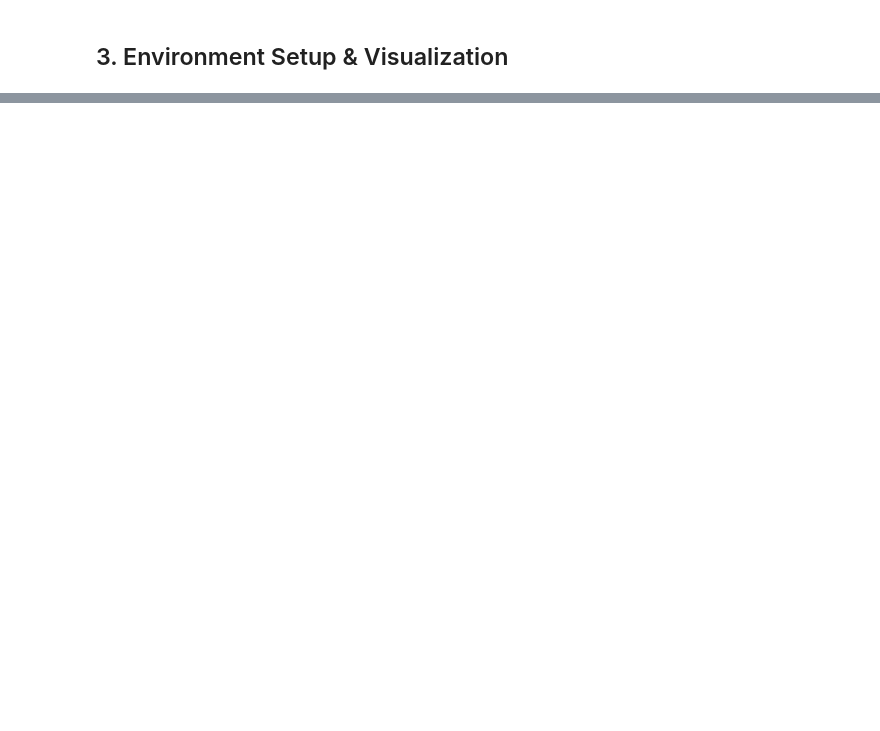
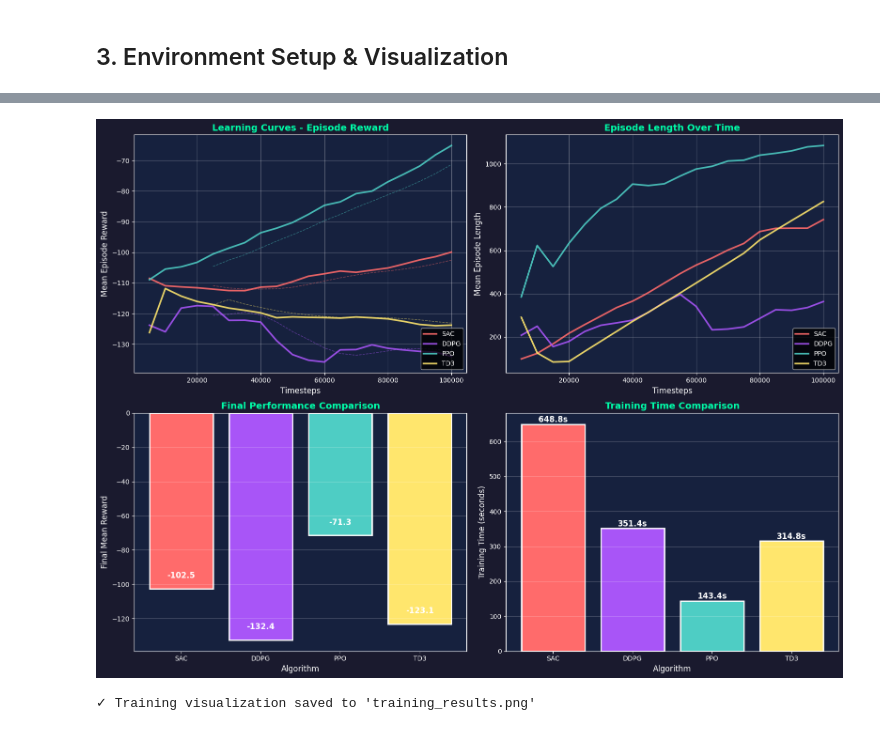
Before and after one commit to weeebdev/css706, a Jupyter notebook: p1/rl_training.ipynb, the cells around one changed output, grey strips where cells are left out. Cells and saved outputs as stored; diff of their text form; code cells hidden in the pictures; blank space fills up the shorter version.

```diff
--- a/p1/rl_training.ipynb
+++ b/p1/rl_training.ipynb
@@ -111,0 +312,80 @@ print("✓ Environment preview saved!")
+# %%
+# Create comprehensive visualization
+fig, axes = plt.subplots(2, 2, figsize=(16, 12))
+fig.patch.set_facecolor('#1a1a2e')
+
+# Plot 1: Learning Curves (Reward)
+ax1 = axes[0, 0]
+for algo_name, results in all_results.items():
+    if len(results['timestamps']) > 0:
+        ax1.plot(results['timestamps'], results['rewards'],
+                 label=algo_name, color=results['color'], linewidth=2.5, alpha=0.9)
+        if len(results['rewards']) > 5:
+            smoothed = pd.Series(results['rewards']).rolling(window=5).mean()
+            ax1.plot(results['timestamps'], smoothed,
+                     color=results['color'], linewidth=1, alpha=0.5, linestyle='--')
+
+ax1.set_xlabel('Timesteps', fontsize=12, color='white')
+ax1.set_ylabel('Mean Episode Reward', fontsize=12, color='white')
+ax1.set_title('Learning Curves - Episode Reward', fontsize=14, fontweight='bold', color='#00ffaa')
+ax1.legend(loc='lower right', fontsize=10)
+ax1.grid(True, alpha=0.3)
+ax1.set_facecolor('#16213e')
+
+# Plot 2: Episode Length
+ax2 = axes[0, 1]
+for algo_name, results in all_results.items():
+    if len(results['timestamps']) > 0:
+        ax2.plot(results['timestamps'], results['episode_lengths'],
+                 label=algo_name, color=results['color'], linewidth=2.5, alpha=0.9)
+
+ax2.set_xlabel('Timesteps', fontsize=12, color='white')
+ax2.set_ylabel('Mean Episode Length', fontsize=12, color='white')
+ax2.set_title('Episode Length Over Time', fontsize=14, fontweight='bold', color='#00ffaa')
+ax2.legend(loc='lower right', fontsize=10)
+ax2.grid(True, alpha=0.3)
+ax2.set_facecolor('#16213e')
+
+# Plot 3: Final Performance Comparison
+ax3 = axes[1, 0]
+final_rewards = {}
+for algo_name, results in all_results.items():
+    if len(results['rewards']) > 0:
+        final_rewards[algo_name] = np.mean(results['rewards'][-5:]) if len(results['rewards']) >= 5 else results['rewards'][-1]
+
+if final_rewards:
+    colors = [all_results[name]['color'] for name in final_rewards.keys()]
+    bars = ax3.bar(final_rewards.keys(), final_rewards.values(), color=colors, edgecolor='white', linewidth=2)
+    for bar, val in zip(bars, final_rewards.values()):
+        ax3.text(bar.get_x() + bar.get_width()/2, bar.get_height() + 5,
+                 f'{val:.1f}', ha='center', va='bottom', fontsize=12, color='white', fontweight='bold')
+
+ax3.set_xlabel('Algorithm', fontsize=12, color='white')
+ax3.set_ylabel('Final Mean Reward', fontsize=12, color='white')
+ax3.set_title('Final Performance Comparison', fontsize=14, fontweight='bold', color='#00ffaa')
+ax3.grid(True, alpha=0.3, axis='y')
+ax3.set_facecolor('#16213e')
+
+# Plot 4: Training Time Comparison
+ax4 = axes[1, 1]
+training_times = {name: results['training_time'] for name, results in all_results.items()}
+colors = [all_results[name]['color'] for name in training_times.keys()]
+bars = ax4.bar(training_times.keys(), training_times.values(), color=colors, edgecolor='white', linewidth=2)
+for bar, val in zip(bars, training_times.values()):
+    ax4.text(bar.get_x() + bar.get_width()/2, bar.get_height() + 1,
+             f'{val:.1f}s', ha='center', va='bottom', fontsize=12, color='white', fontweight='bold')
+
+ax4.set_xlabel('Algorithm', fontsize=12, color='white')
+ax4.set_ylabel('Training Time (seconds)', fontsize=12, color='white')
+ax4.set_title('Training Time Comparison', fontsize=14, fontweight='bold', color='#00ffaa')
+ax4.grid(True, alpha=0.3, axis='y')
+ax4.set_facecolor('#16213e')
+
+plt.tight_layout()
+plt.savefig('training_results.png', dpi=150, bbox_inches='tight', facecolor='#1a1a2e')
+plt.show()
+
+print("\n✓ Training visualization saved to 'training_results.png'")
+# %% [output]
+[figure, added]
+✓ Training visualization saved to 'training_results.png'
```
Also changed, not shown: parts of 22 cells of this notebook, 13 other files.
